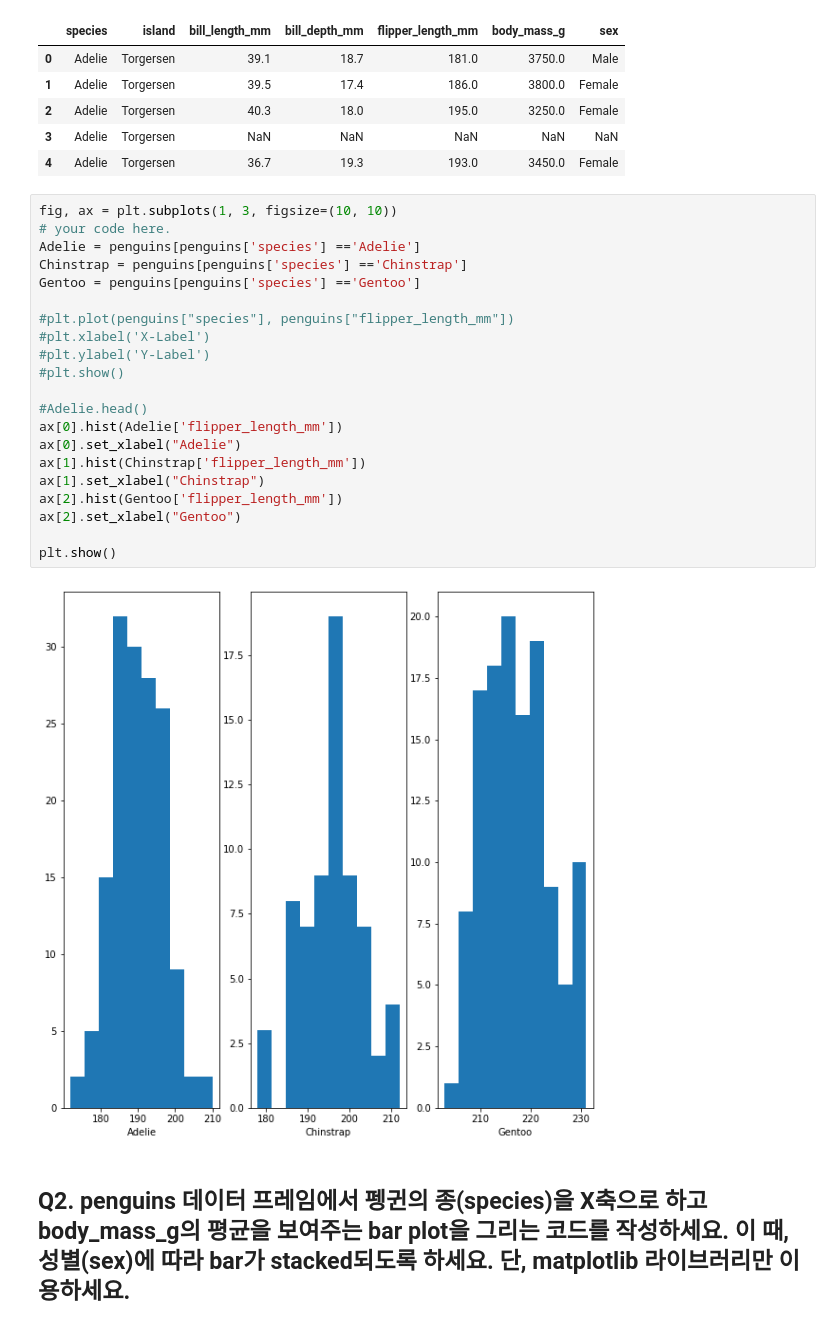
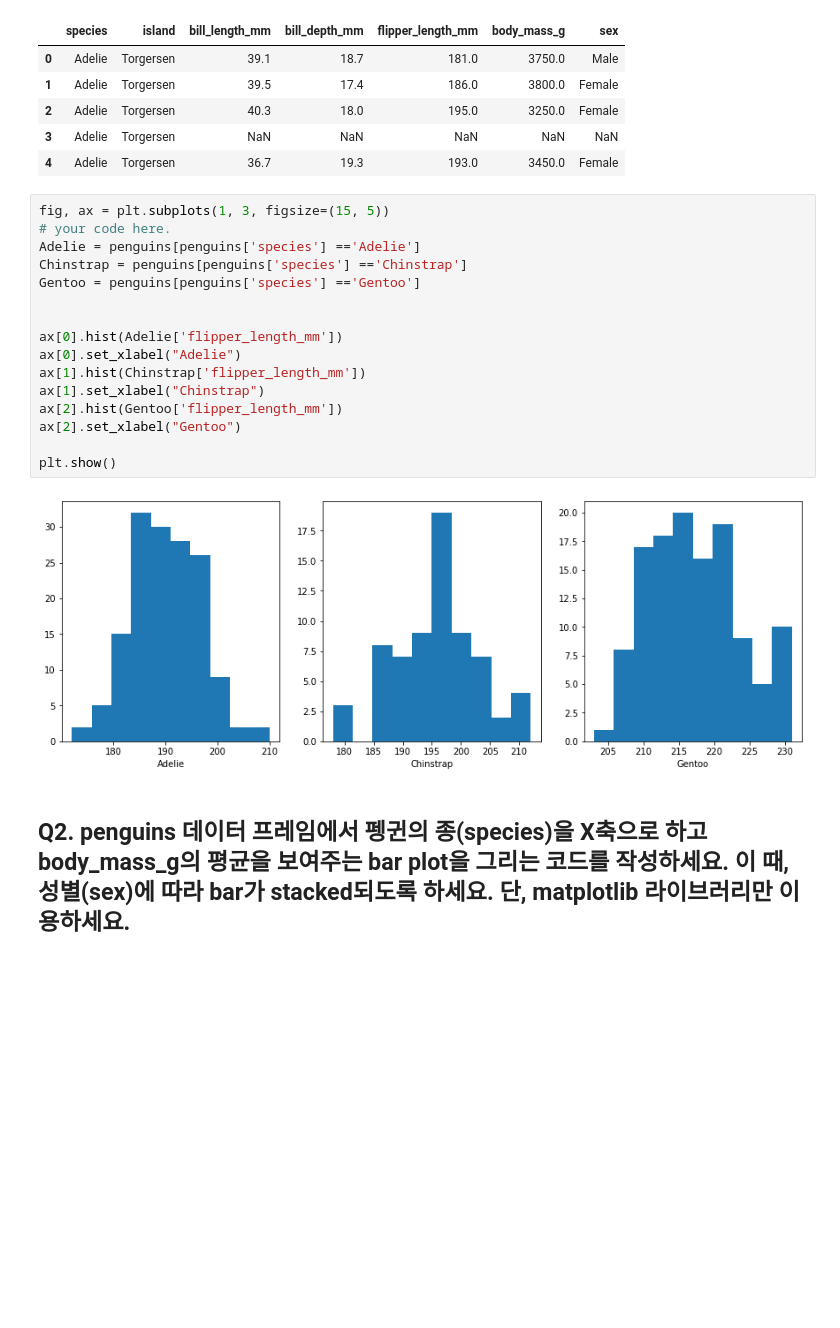
Before and after one commit to das109/Homework_2022, a Jupyter notebook: homework_6.ipynb, the cells around one changed output. Saved outputs shown, nothing was run; the diff lists cells and outputs as text; blank space fills up the shorter version.

```diff
--- a/homework_6.ipynb
+++ b/homework_6.ipynb
@@ -18,28 +18,23 @@ penguins.head()
 | 3 | Adelie | Torgersen | NaN | NaN | NaN | NaN | NaN |
 | 4 | Adelie | Torgersen | 36.7 | 19.3 | 193.0 | 3450.0 | Female |
 # %%
-fig, ax = plt.subplots(1, 3, figsize=(10, 10))
+fig, ax = plt.subplots(1, 3, figsize=(15, 5))
 # your code here.
 Adelie = penguins[penguins['species'] =='Adelie']
 Chinstrap = penguins[penguins['species'] =='Chinstrap']
 Gentoo = penguins[penguins['species'] =='Gentoo']
 
-#plt.plot(penguins["species"], penguins["flipper_length_mm"])
-#plt.xlabel('X-Label')
-#plt.ylabel('Y-Label')
-#plt.show()
 
-#Adelie.head()
 ax[0].hist(Adelie['flipper_length_mm'])
 ax[0].set_xlabel("Adelie")
 ax[1].hist(Chinstrap['flipper_length_mm'])
 ax[1].set_xlabel("Chinstrap")
 ax[2].hist(Gentoo['flipper_length_mm'])
 ax[2].set_xlabel("Gentoo")
 
 plt.show()
 # %% [output]
-[figure, old version]
+[figure, new version]
 # %% [markdown]
 ## Q2. penguins 데이터 프레임에서 펭귄의 종(species)을 X축으로 하고 body_mass_g의 평균을 보여주는 bar plot을 그리는 코드를 작성하세요. 이 때, 성별(sex)에 따라 bar가 stacked되도록 하세요. 단, matplotlib 라이브러리만 이용하세요.
 # %%
```
Also changed, not shown: 1 other file.
